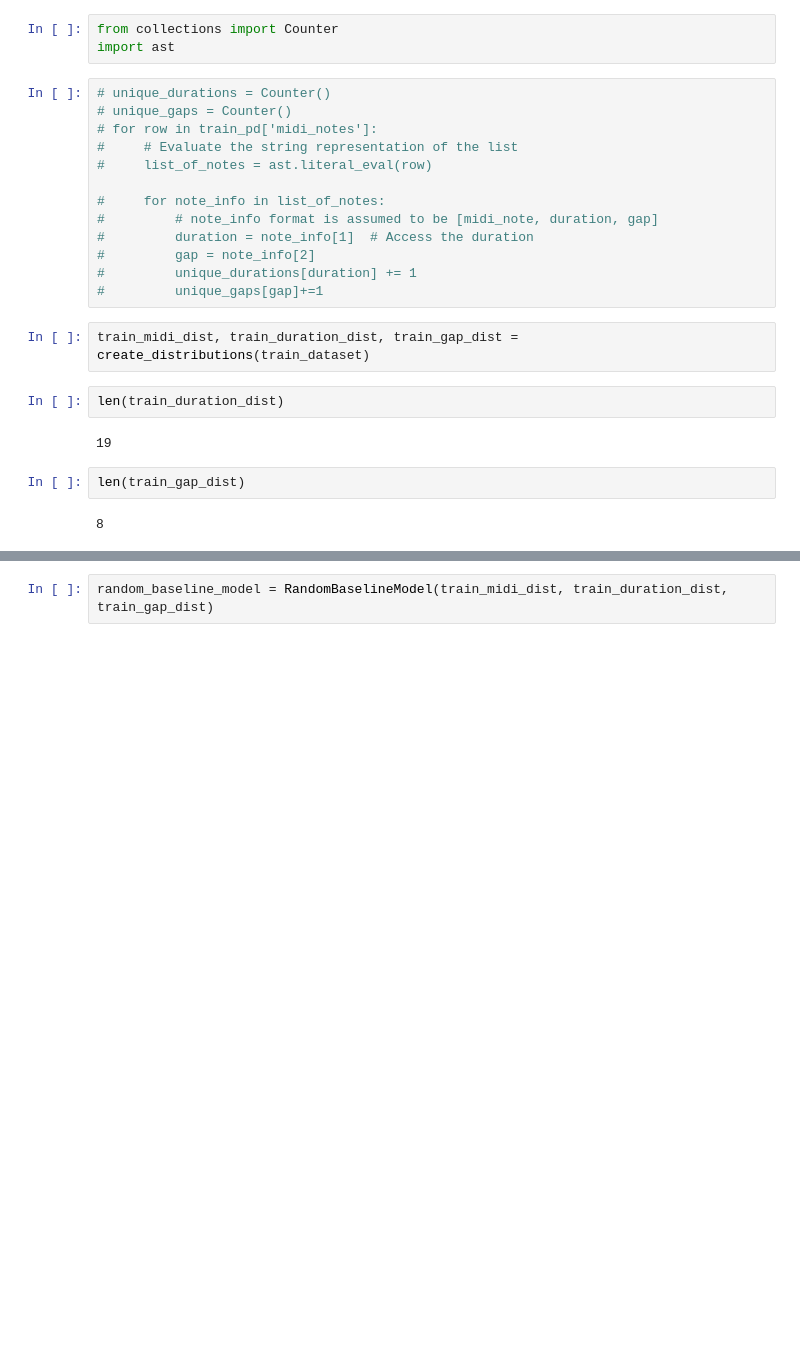
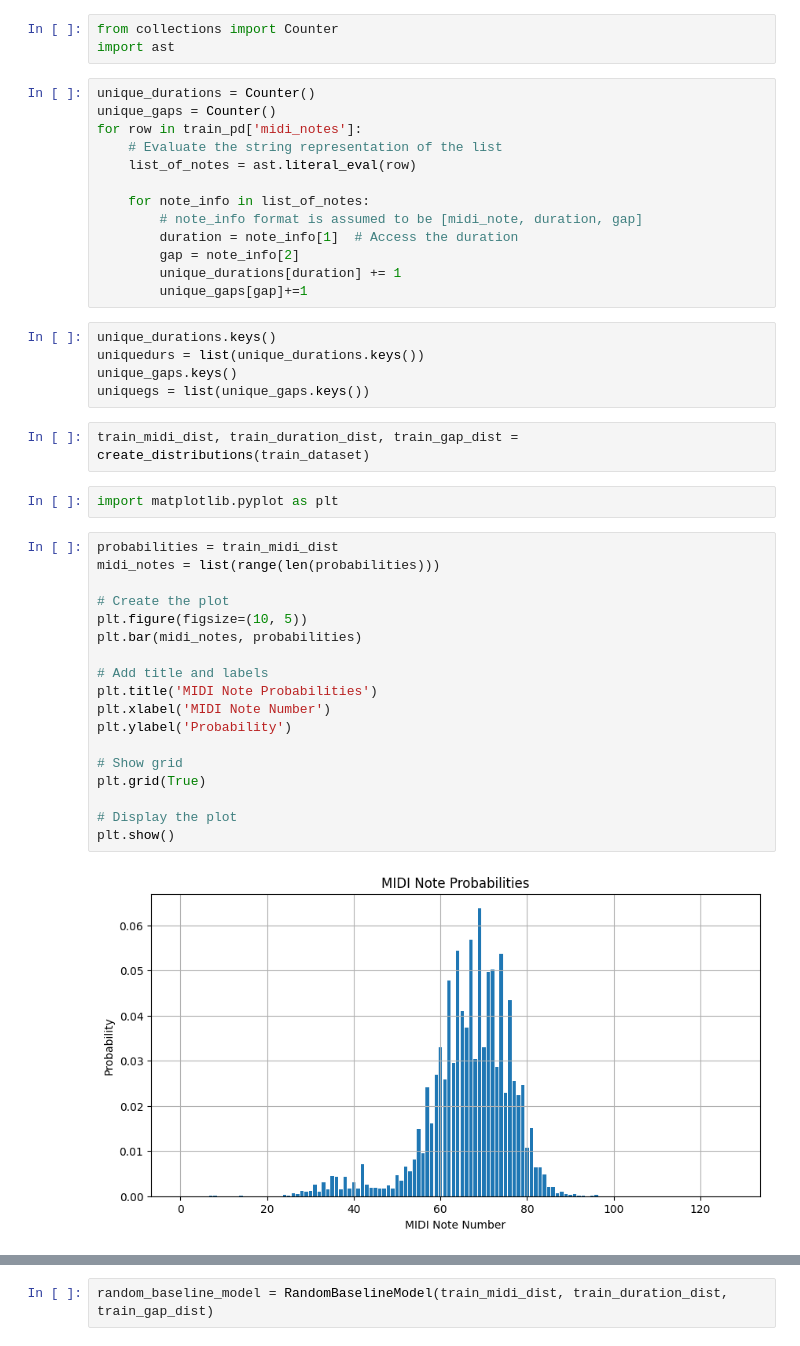
Before and after one commit to jj-haygurlhay/Lyrics2Melody, a Jupyter notebook: notebooks/random_baseline_generation.ipynb, the cells around one changed output, grey strips where cells are left out. Cells and saved outputs as stored; diff of their text form; blank space fills up the shorter version.

Commit message:
graphs!

```diff
--- a/notebooks/random_baseline_generation.ipynb
+++ b/notebooks/random_baseline_generation.ipynb
@@ -32,25 +32,44 @@ Name: midi_notes, Length: 5723, dtype: object
 from collections import Counter
 import ast
 # %%
-# unique_durations = Counter()
-# unique_gaps = Counter()
-# for row in train_pd['midi_notes']:
-#     # Evaluate the string representation of the list
-#     list_of_notes = ast.literal_eval(row)
+unique_durations = Counter()
+unique_gaps = Counter()
+for row in train_pd['midi_notes']:
+    # Evaluate the string representation of the list
+    list_of_notes = ast.literal_eval(row)
 
-#     for note_info in list_of_notes:
-#         # note_info format is assumed to be [midi_note, duration, gap]
-#         duration = note_info[1]  # Access the duration
-#         gap = note_info[2]
-#         unique_durations[duration] += 1
-#         unique_gaps[gap]+=1
+    for note_info in list_of_notes:
+        # note_info format is assumed to be [midi_note, duration, gap]
+        duration = note_info[1]  # Access the duration
+        gap = note_info[2]
+        unique_durations[duration] += 1
+        unique_gaps[gap]+=1
+# %%
+unique_durations.keys()
+uniquedurs = list(unique_durations.keys())
+unique_gaps.keys()
+uniquegs = list(unique_gaps.keys())
 # %%
 train_midi_dist, train_duration_dist, train_gap_dist = create_distributions(train_dataset)
-# %%
-len(train_duration_dist)
-# %% [output]
-19
-# %%
-len(train_gap_dist)
-# %% [output]
-8
+# %%
+import matplotlib.pyplot as plt
+# %%
+probabilities = train_midi_dist
+midi_notes = list(range(len(probabilities)))
+
+# Create the plot
+plt.figure(figsize=(10, 5))
+plt.bar(midi_notes, probabilities)
+
+# Add title and labels
+plt.title('MIDI Note Probabilities')
+plt.xlabel('MIDI Note Number')
+plt.ylabel('Probability')
+
+# Show grid
+plt.grid(True)
+
+# Display the plot
+plt.show()
+# %% [output]
+[figure, added]
```
Also changed, not shown: parts of 3 cells of this notebook.
